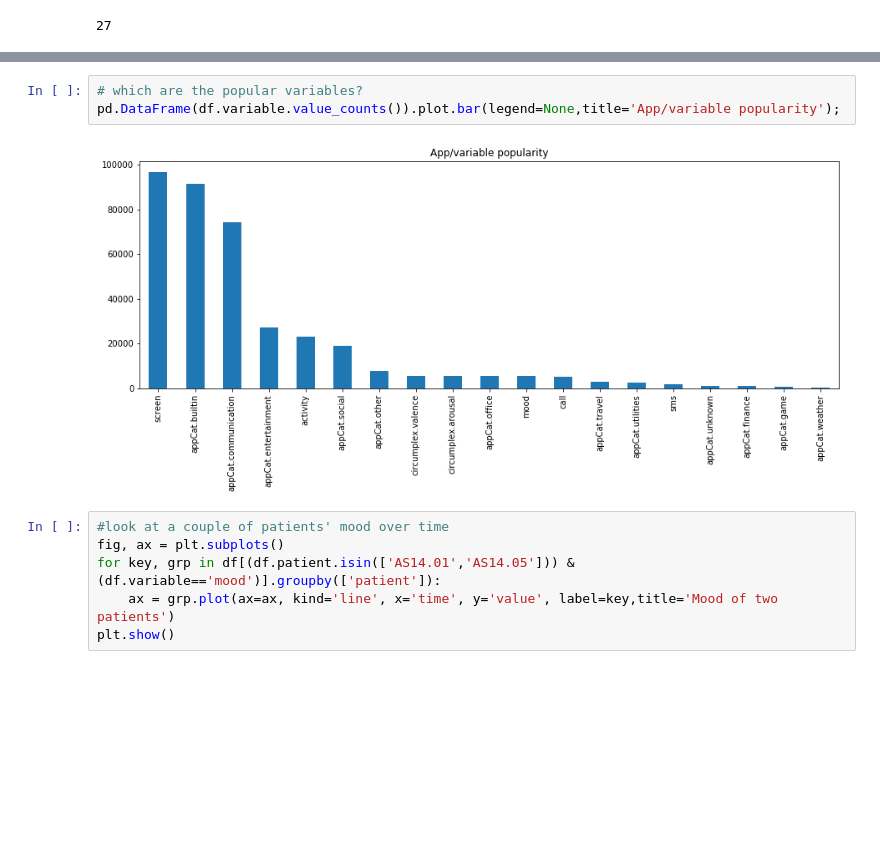
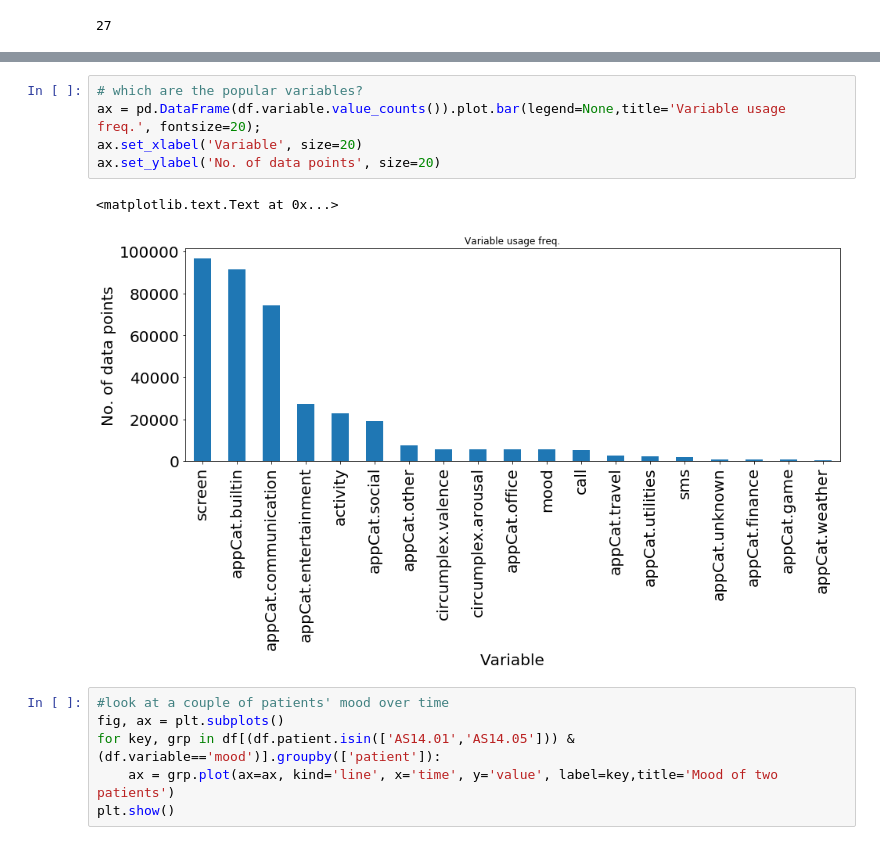
Before and after one commit to aeaston1/data-mining-techniques, a Jupyter notebook: Assignment1_advanced.ipynb, the cells around one changed output, grey strips where cells are left out. Drawn from its saved outputs; the diff is of its cells as text; blank space fills up the shorter version.

```diff
--- a/Assignment1_advanced.ipynb
+++ b/Assignment1_advanced.ipynb
@@ -46,8 +53,11 @@ df.patient.unique().size
 # %%
 # which are the popular variables?
-pd.DataFrame(df.variable.value_counts()).plot.bar(legend=None,title='App/variable popularity');
+ax = pd.DataFrame(df.variable.value_counts()).plot.bar(legend=None,title='Variable usage freq.', fontsize=20);
+ax.set_xlabel('Variable', size=20)
+ax.set_ylabel('No. of data points', size=20)
 # %% [output]
+<matplotlib.text.Text at 0x...>
-[figure, old version]
+[figure, new version]
 # %%
 #look at a couple of patients' mood over time
 fig, ax = plt.subplots()
```
Also changed, not shown: parts of 2 cells of this notebook, 6 other files.
